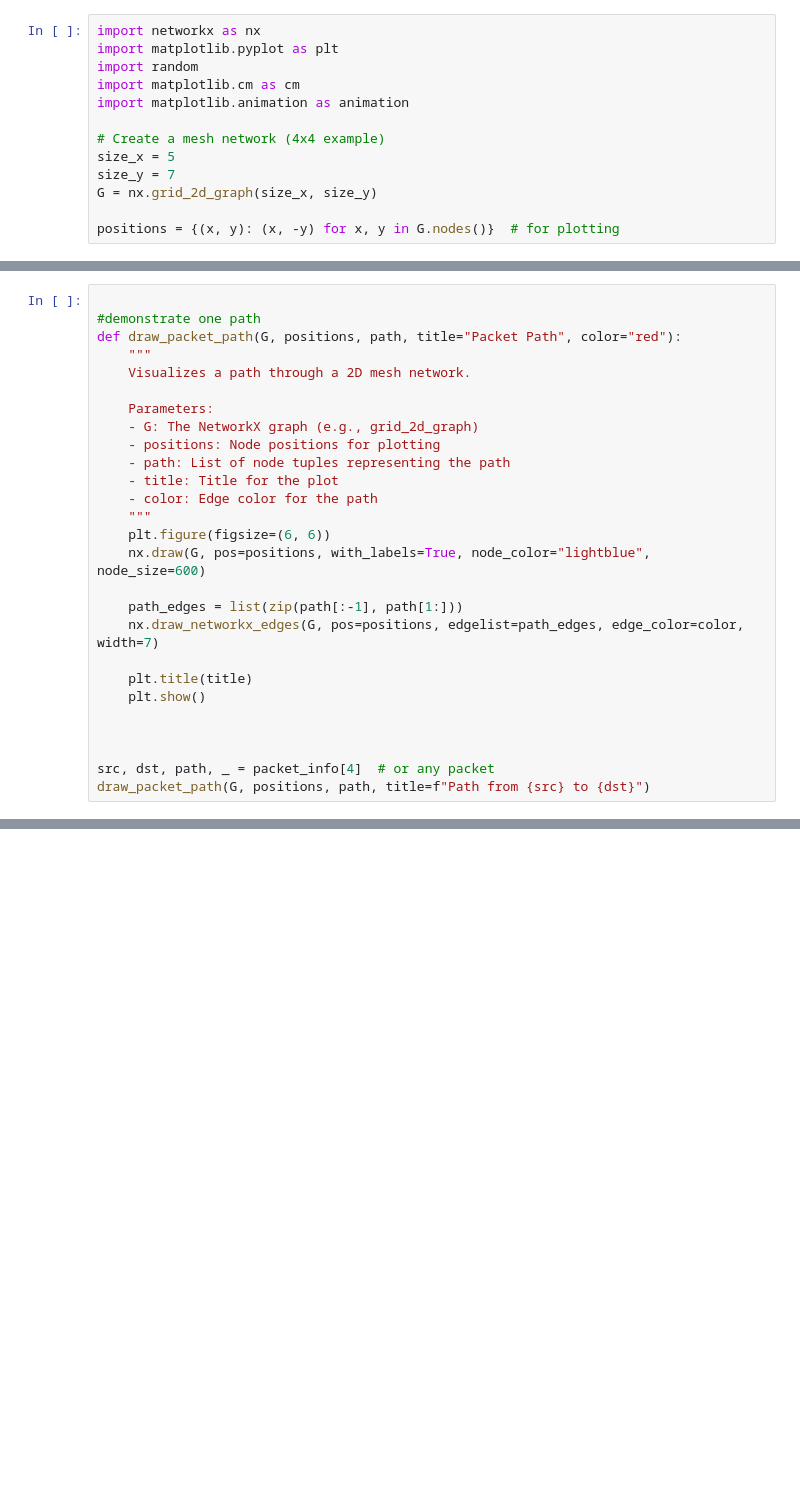
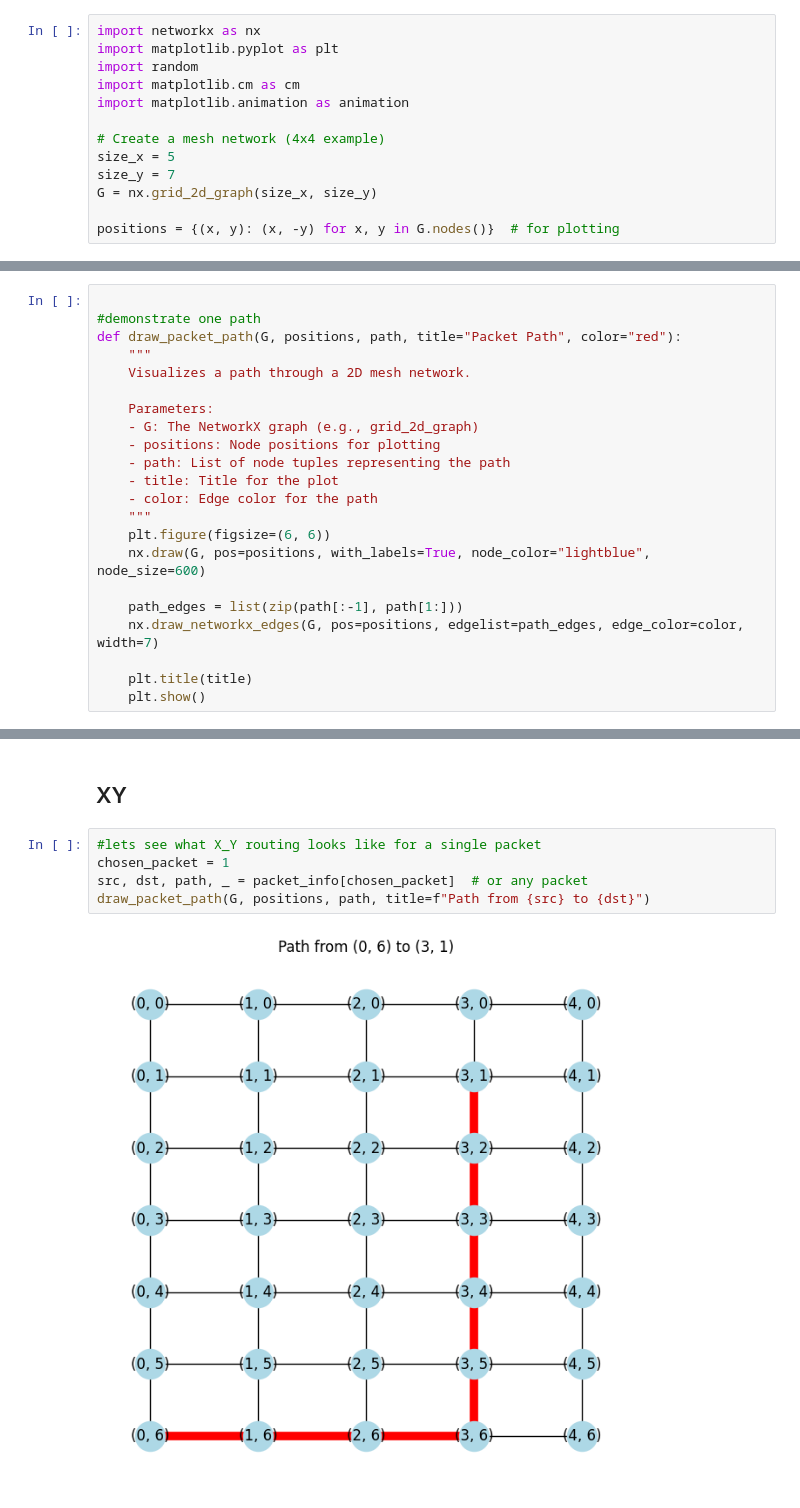
Before and after one commit to kazeric/Visualising_routing_in_Parallel_systems, a Jupyter notebook: mesh_xy.ipynb, the cells around one changed output, grey strips where cells are left out. Drawn from its saved outputs; the diff is of its cells as text; blank space fills up the shorter version.

```diff
--- a/mesh_xy.ipynb
+++ b/mesh_xy.ipynb
@@ -106,8 +97,3 @@ def draw_packet_path(G, positions, path, title="Packet Path", color="red"):
 
     plt.title(title)
     plt.show()
-
-
-
-src, dst, path, _ = packet_info[4]  # or any packet
-draw_packet_path(G, positions, path, title=f"Path from {src} to {dst}")
@@ -211,0 +222,9 @@ animate_packet_paths(G, positions, packet_paths, interval=500)
+# %% [markdown]
+## XY
+# %%
+#lets see what X_Y routing looks like for a single packet
+chosen_packet = 1
+src, dst, path, _ = packet_info[chosen_packet]  # or any packet
+draw_packet_path(G, positions, path, title=f"Path from {src} to {dst}")
+# %% [output]
+[figure, added]
```
Also changed, not shown: parts of 28 cells of this notebook, 2 other files.
